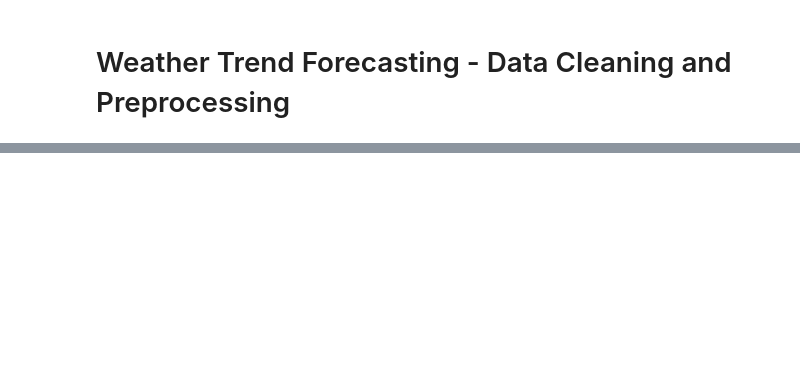
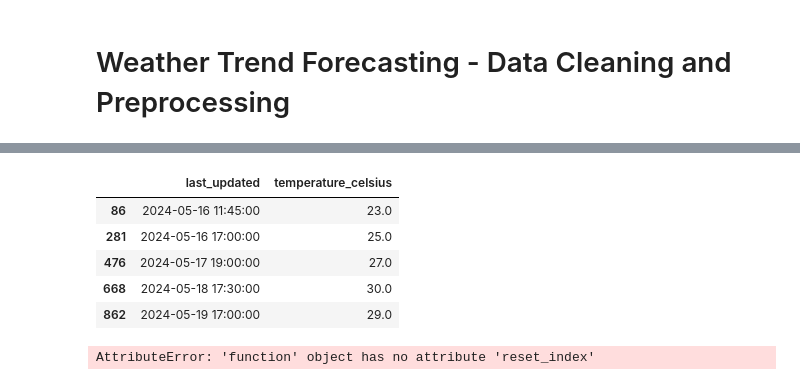
Before and after one commit to MOHAMMADSMAIL/-Weather-Trend-Forecasting, a Jupyter notebook: notebooks/01_data_exploration.ipynb, the cells around one changed output, grey strips where cells are left out. Cells and saved outputs as stored; diff of their text form; code cells hidden in the pictures; blank space fills up the shorter version.

Commit message:
complete time series forecasting model and evaluation

```diff
--- a/notebooks/01_data_exploration.ipynb
+++ b/notebooks/01_data_exploration.ipynb
@@ -217,0 +331,17 @@ plt.show()
+# %%
+target_city ="Amman" # jordan
+city_df = df[df["location_name"] == target_city].copy()
+
+city_df["last_updated"] = pd.to_datetime(city_df["last_updated"])
+city_df = city_df.sort_values("last_updated")
+time_series_df = city_df[
+    ["last_updated", "temperature_celsius"]
+].copy()
+time_series_df.head()
+# %% [output]
+|  | last_updated | temperature_celsius |
+| 86 | 2024-05-16 11:45:00 | 23.0 |
+| 281 | 2024-05-16 17:00:00 | 25.0 |
+| 476 | 2024-05-17 19:00:00 | 27.0 |
+| 668 | 2024-05-18 17:30:00 | 30.0 |
+| 862 | 2024-05-19 17:00:00 | 29.0 |
@@ -217,0 +357,12 @@ plt.show()
+# %%
+#for avg
+daily_temperature_df =(
+    time_series_df
+    .set_index("last_updated")
+    .resample("D")
+    .mean
+    .reset_index()
+)
+daily_temperature_df.head()
+# %% [output]
+AttributeError: 'function' object has no attribute 'reset_index'
```
Also changed, not shown: parts of 11 cells of this notebook, 1 other file.
